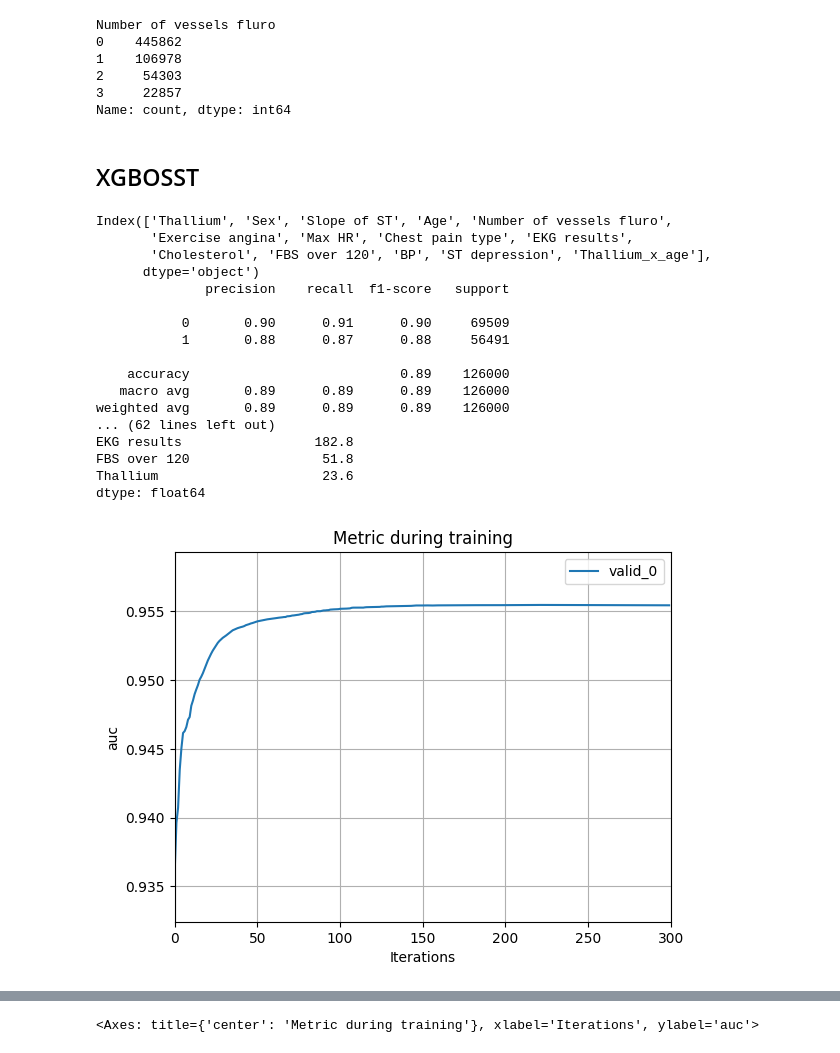
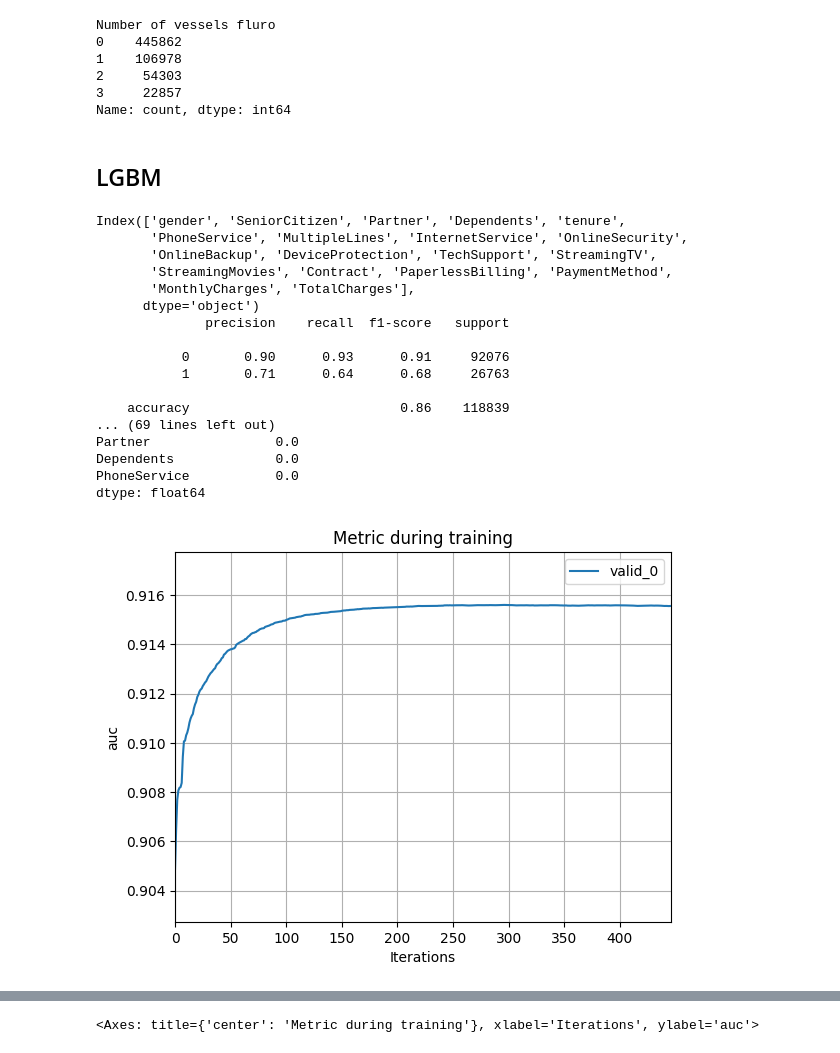
Before and after one commit to cringe-syco/ML, a Jupyter notebook: data/customer_churn/eda.ipynb, the cells around one changed output, grey strips where cells are left out. Cells and saved outputs as stored; diff of their text form; code cells hidden in the pictures.

Commit message:
data churn customers

```diff
--- a/data/customer_churn/eda.ipynb
+++ b/data/customer_churn/eda.ipynb
@@ -447,0 +414,3 @@ plt.show()
+# %%
+df["OtherCharges"]=df.TotalCharges - df.MonthlyCharges
+df[["OtherCharges", "MonthlyCharges", "TotalCharges", "target"]].corr()
@@ -580,7 +637,7 @@ Number of vessels fluro
 3     22857
 Name: count, dtype: int64
 # %% [markdown]
-## XGBOSST
+## LGBM
 # %%
 from sklearn.model_selection import StratifiedKFold
 from sklearn.metrics import (
@@ -597,25 +654,33 @@ import pandas as pd
 # ----------------------------
 # Feature / target
 # ----------------------------
-X = df.drop(columns=["target"])
-y = df["target"]
+# X = df.drop(columns=["target"])
+# y = df["target"]
 
-X_test = test.drop(columns='id')
+# X_test = test.drop(columns='id')
 
-num_cols = [
-    'Thallium', 'Sex', 'Slope of ST', 'Age',
-    'Number of vessels fluro', 'Exercise angina',
-    'Max HR', 'Chest pain type', 'EKG results',
-    'Cholesterol', 'FBS over 120', 'BP',
-    'ST depression'
-]
-cat_cols = [
-    # 'Sex',
-    'Chest pain type',
-    # 'Exercise angina',
-    # 'Number of vessels fluro',
-    # 'Thallium'
-]
+train_raw = preprocess_data()
+X = train_raw.drop(columns=["target"])
+y = train_raw["target"]
+test_raw = preprocess_data(test)
+
+X_test = test_raw
+num_cols = X.columns
+
+# num_cols = [
+#     'Thallium', 'Sex', 'Slope of ST', 'Age',
+#     'Number of vessels fluro', 'Exercise angina',
+#     'Max HR', 'Chest pain type', 'EKG results',
+#     'Cholesterol', 'FBS over 120', 'BP',
+#     'ST depression'
+# ]
+# cat_cols = [
+#     # 'Sex',
+#     'Chest pain type',
+#     # 'Exercise angina',
+#     # 'Number of vessels fluro',
+#     # 'Thallium'
+# ]
 def preprocess(df: pd.DataFrame) -> pd.DataFrame:
     '''Preprocess of features.'''
     # df['Number of vessels fluro'] = (df['Number of vessels fluro'] - 3) * -1
@@ -638,7 +703,7 @@ def preprocess(df: pd.DataFrame) -> pd.DataFrame:
     # df = pd.concat([df.drop(columns=cat_cols), data], axis=1)
     # print(df.columns)
     # new_cols = ['Age Group']
-    df['Thallium_x_age'] = df['Thallium'] * (df['Age']**0.5)
+    # df['Thallium_x_age'] = df['Thallium'] * (df['Age']**0.5)
     # df["num_fluro"] = (df['Number of vessels fluro'] > 0).astype(int)
     # df['st_slope'] = (df['Slope of ST'] > 1).astype(int)
     # df = df.drop(columns= [ 'Slope of ST'])
@@ -690,7 +755,7 @@ for fold, (train_idx, val_idx) in enumerate(skf.split(X, y), 1):
         objective="binary",
         metric="auc",
 
-        n_estimators=300,
+        n_estimators=500,
         learning_rate=0.1,
 
         max_depth=-1,          # let num_leaves control complexity
@@ -734,44 +799,44 @@ for fold, (train_idx, val_idx) in enumerate(skf.split(X, y), 1):
 
     importances.append(xgb.feature_importances_)
     lgb.plot_metric(booster=xgb)
     print(classification_report(y_val, y_pred))
     print(f"Fold {fold} done", f"with ROC-AUC: {metrics['roc_auc'][-1]}")
 
 # ----------------------------
 # Aggregate results
 # ----------------------------
 print("\nCV Results (mean ± std):")
 for m, vals in metrics.items():
     print(f"{m.upper():10s}: {np.mean(vals):.4f} ± {np.std(vals):.4f}")
 
 # ----------------------------
 # Average feature importance
 # ----------------------------
 importance_mean = pd.Series(
     np.mean(importances, axis=0),
     index=X.columns
 ).sort_values(ascending=False)
 
 print("\nAverage feature importances:")
 print(importance_mean)
 
-sub_df = pd.DataFrame({'id': test['id'], 'Heart Disease': X_res})
+sub_df = pd.DataFrame({'id': test['id'], 'Churn': X_res})
 # %% [output]
-Index(['Thallium', 'Sex', 'Slope of ST', 'Age', 'Number of vessels fluro',
-       'Exercise angina', 'Max HR', 'Chest pain type', 'EKG results',
-       'Cholesterol', 'FBS over 120', 'BP', 'ST depression', 'Thallium_x_age'],
+Index(['gender', 'SeniorCitizen', 'Partner', 'Dependents', 'tenure',
+       'PhoneService', 'MultipleLines', 'InternetService', 'OnlineSecurity',
+       'OnlineBackup', 'DeviceProtection', 'TechSupport', 'StreamingTV',
+       'StreamingMovies', 'Contract', 'PaperlessBilling', 'PaymentMethod',
+       'MonthlyCharges', 'TotalCharges'],
       dtype='object')
               precision    recall  f1-score   support
 
-           0       0.90      0.91      0.90     69509
-           1       0.88      0.87      0.88     56491
+           0       0.90      0.93      0.91     92076
+           1       0.71      0.64      0.68     26763
 
-    accuracy                           0.89    126000
-   macro avg       0.89      0.89      0.89    126000
-weighted avg       0.89      0.89      0.89    126000
-... (62 lines left out)
-EKG results                 182.8
-FBS over 120                 51.8
-Thallium                     23.6
+    accuracy                           0.86    118839
+... (69 lines left out)
+Partner                0.0
+Dependents             0.0
+PhoneService           0.0
 dtype: float64
-[figure, old version]
+[figure, new version]
```
Also changed, not shown: parts of 38 cells of this notebook, 13 other files.
